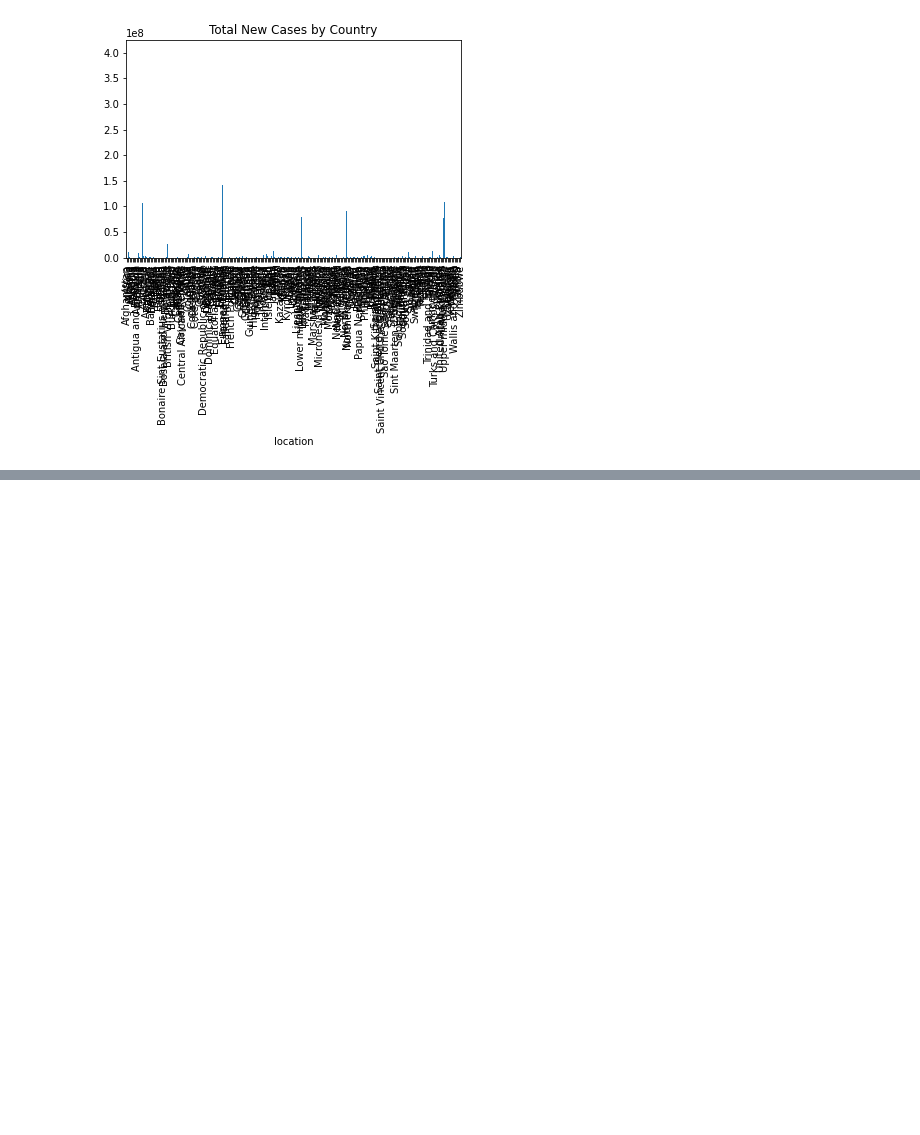
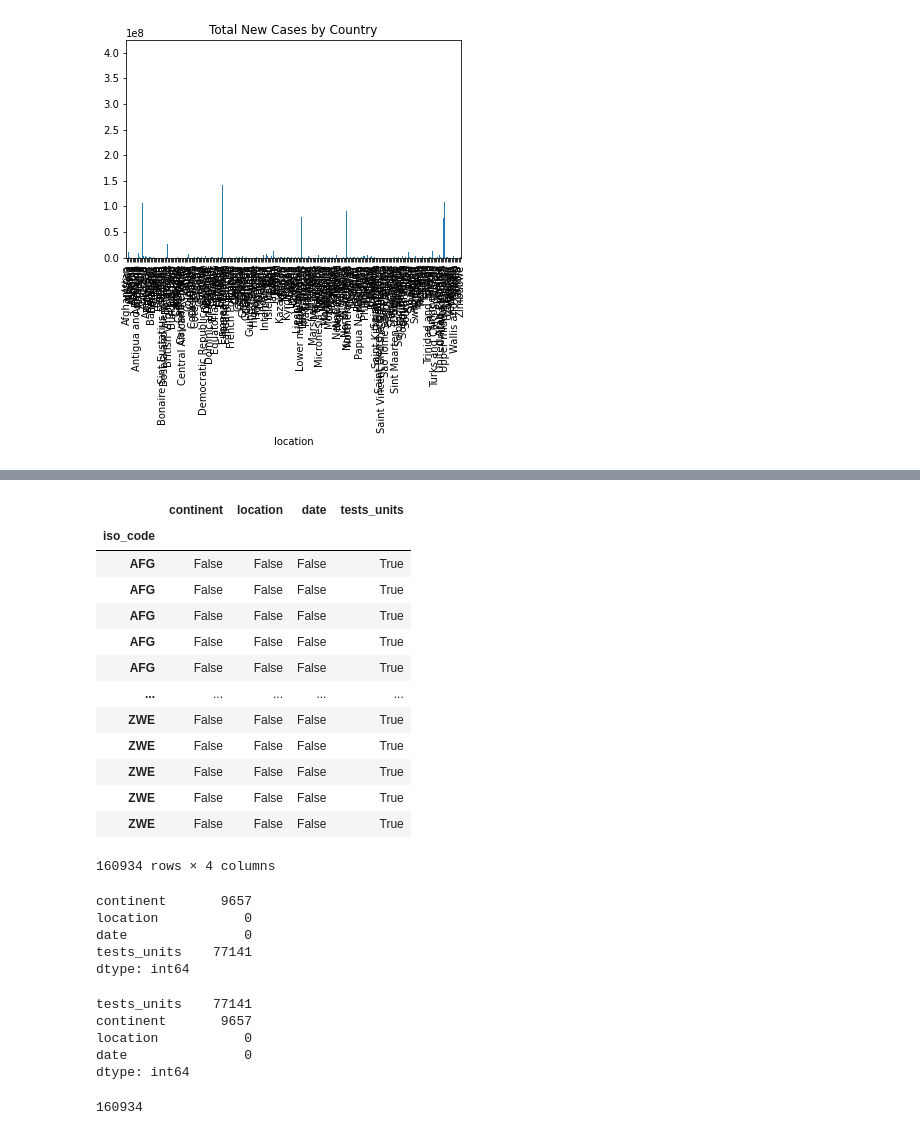
Before and after one commit to Alant84/UCDPractice, a Jupyter notebook: CovidAssignementCleaned.ipynb, the cells around one changed output, grey strips where cells are left out. Saved outputs shown, nothing was run; the diff lists cells and outputs as text; code cells hidden in the pictures; blank space fills up the shorter version.

Commit message:
Missing Values Added

```diff
--- a/CovidAssignementCleaned.ipynb
+++ b/CovidAssignementCleaned.ipynb
@@ -231,0 +358,37 @@ plt.show()
+# %%
+brics[car_vars].isnull()
+# %% [output]
+|  | continent | location | date | tests_units |
+| iso_code |  |  |  |  |
+| AFG | False | False | False | True |
+| AFG | False | False | False | True |
+| AFG | False | False | False | True |
+| AFG | False | False | False | True |
+| AFG | False | False | False | True |
+| ... | ... | ... | ... | ... |
+| ZWE | False | False | False | True |
+| ZWE | False | False | False | True |
+| ZWE | False | False | False | True |
+| ZWE | False | False | False | True |
+| ZWE | False | False | False | True |
+160934 rows × 4 columns
+# %%
+brics[car_vars].isnull().sum()
+# %% [output]
+continent       9657
+location           0
+date               0
+tests_units    77141
+dtype: int64
+# %%
+brics[car_vars].isnull().sum().sort_values(ascending=False)
+# %% [output]
+tests_units    77141
+continent       9657
+location           0
+date               0
+dtype: int64
+# %%
+len(brics)
+# %% [output]
+160934
```
Also changed, not shown: parts of 11 cells of this notebook.
